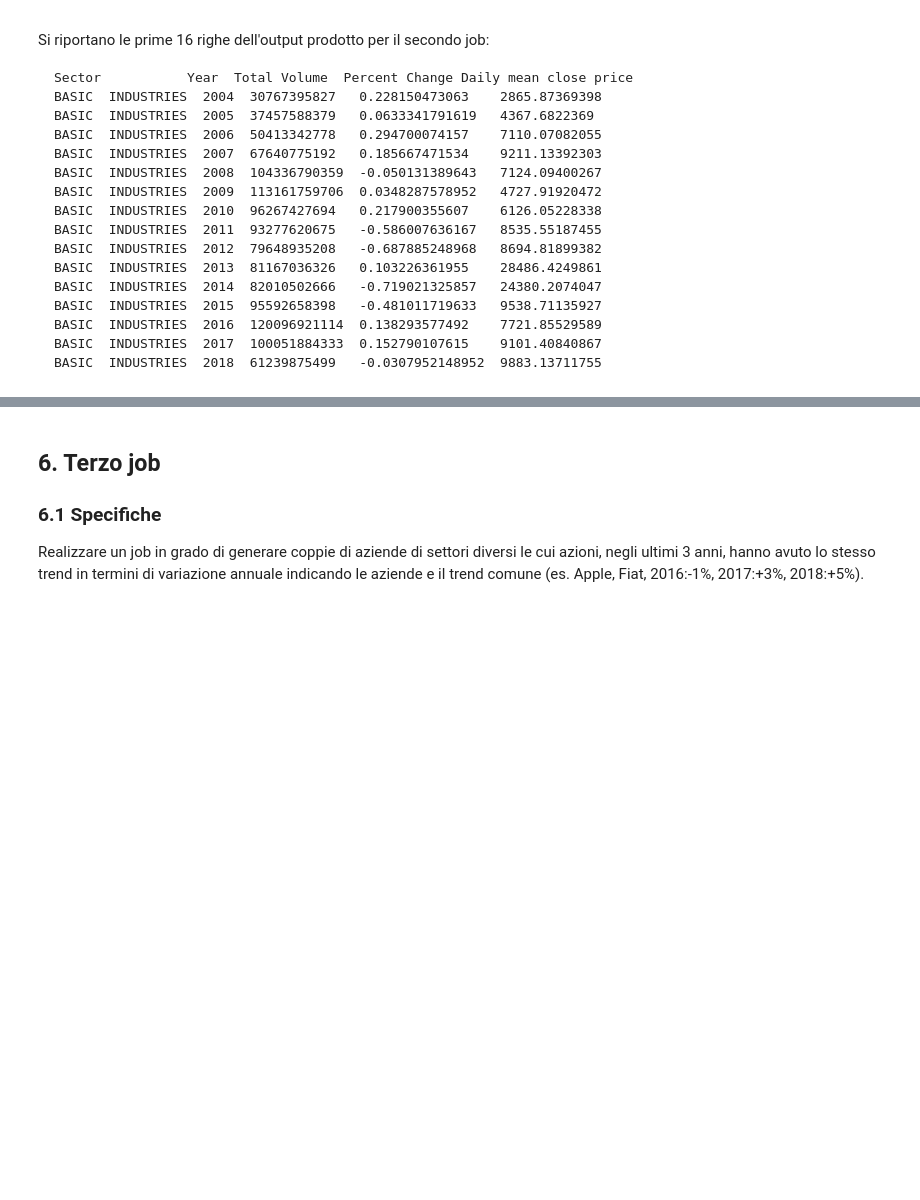
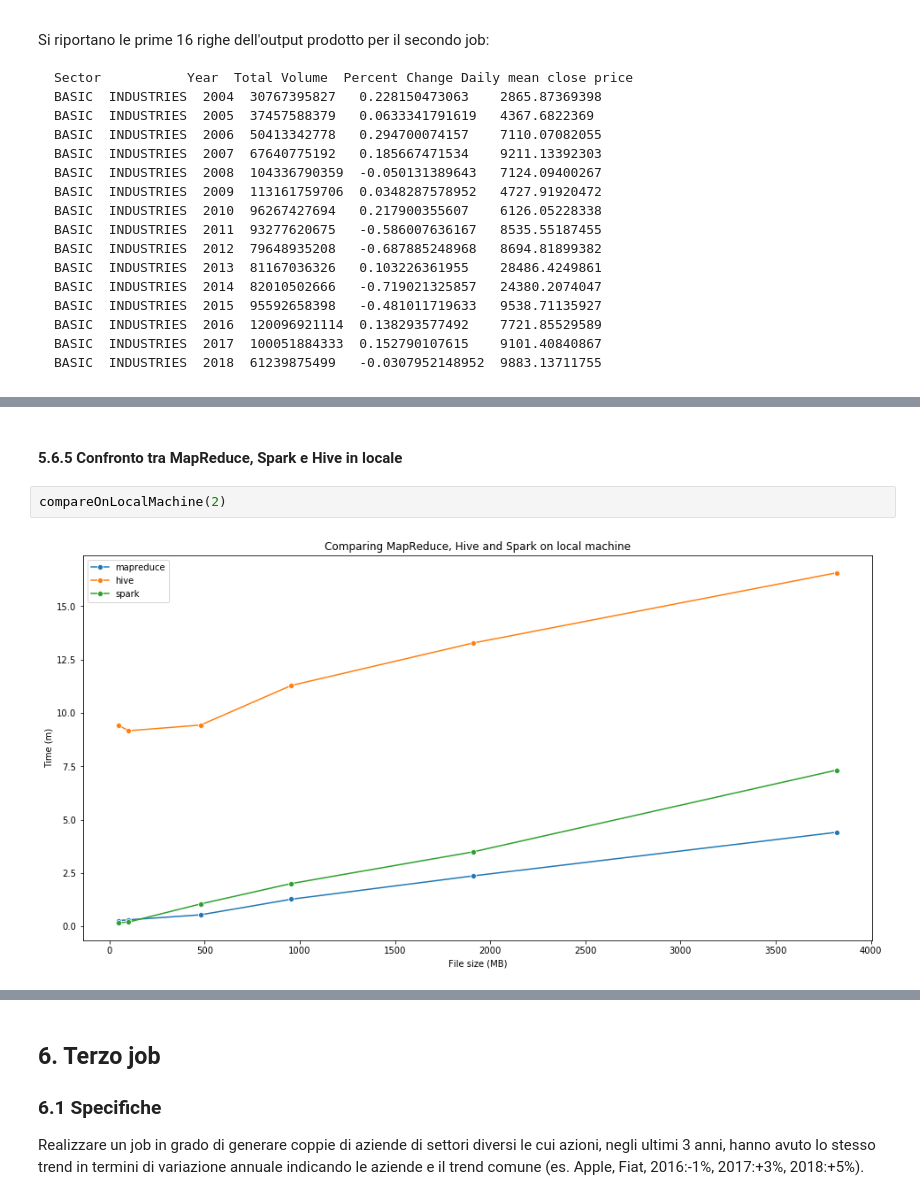
Before and after one commit to bug-data/Big_Data_First_Project, a Jupyter notebook: Relazione_Finale.ipynb, the cells around one changed output, grey strips where cells are left out. Cells and saved outputs as stored; diff of their text form; blank space fills up the shorter version.

```diff
--- a/Relazione_Finale.ipynb
+++ b/Relazione_Finale.ipynb
@@ -912,0 +966,6 @@ BASIC  INDUSTRIES  2018  61239875499   -0.0307952148952  9883.13711755
+# %% [markdown]
+#### 5.6.5 Confronto tra MapReduce, Spark e Hive in locale
+# %%
+compareOnLocalMachine(2)
+# %% [output]
+[figure, added]
```
Also changed, not shown: parts of 24 cells of this notebook.
